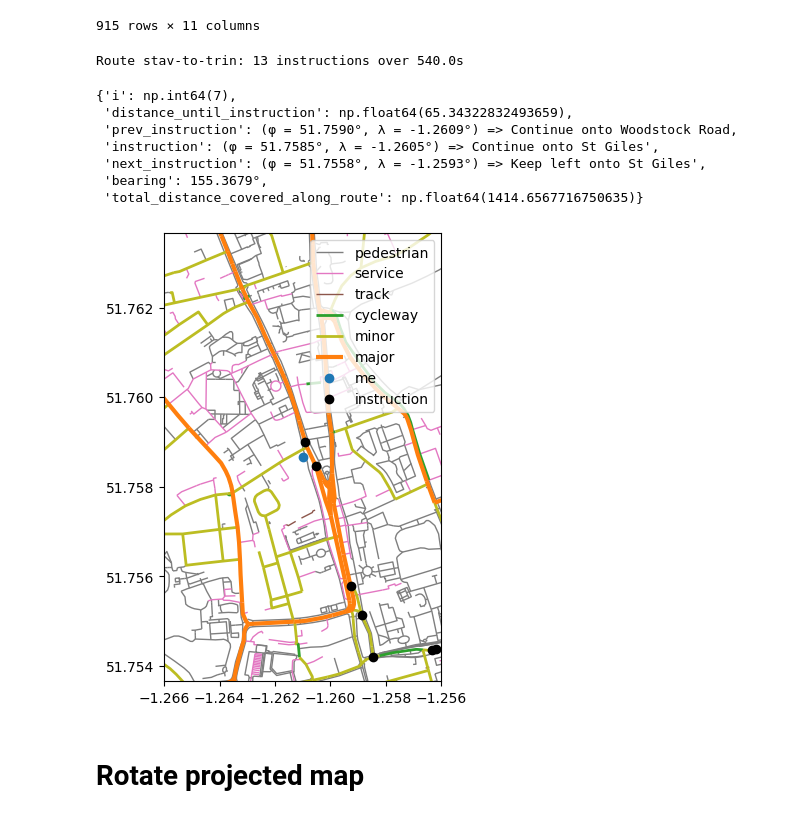
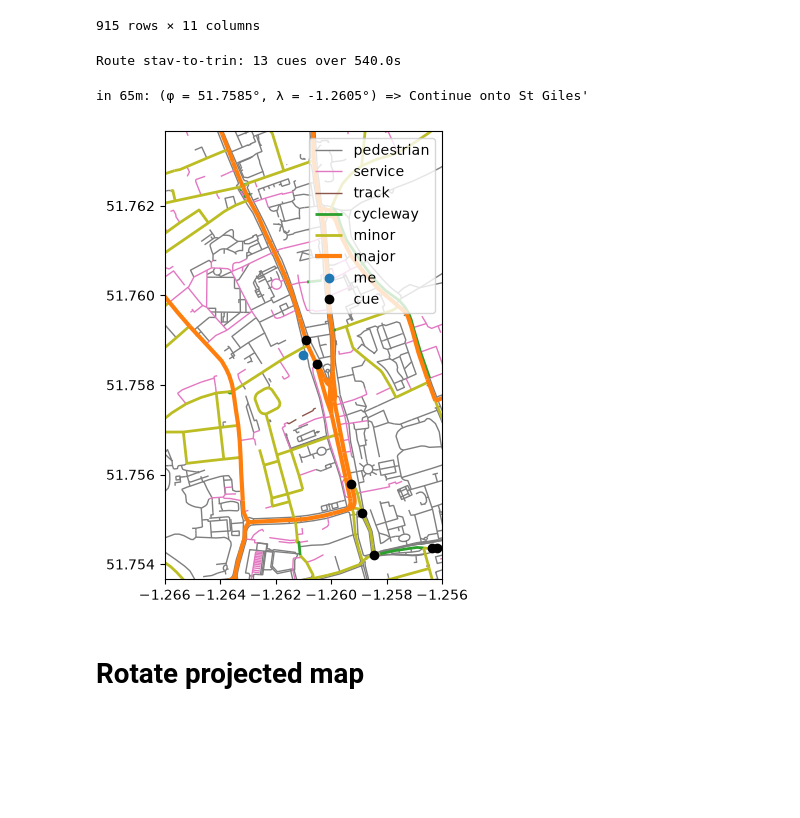
Before and after one commit to EmmaGoodliffe/satnav, a Jupyter notebook: gpkg.ipynb, the cells around one changed output. Cells and saved outputs as stored; diff of their text form; code cells hidden in the pictures; blank space fills up the shorter version.

```diff
--- a/gpkg.ipynb
+++ b/gpkg.ipynb
@@ -31,33 +31,23 @@ oxford
 # %%
 route = fit_to_route('stav_to_trin.fit')
 cues = pd.read_csv('stav_to_trin_cuesheet.csv')
-route.set_instructions_text(cues['Notes'])
-route.set_instructions_icons(cues['Type'])
+route.set_cues_text(cues['Notes'])
+route.set_cues_icons(cues['Type'])
 route.set_elevations(cues['Elevation (m)'])
 
 route
 # %% [output]
-Route stav-to-trin: 13 instructions over 540.0s
+Route stav-to-trin: 13 cues over 540.0s
 # %%
 instruction = route.instruct(me)
-o_long, o_lat = (
-    instruction["prev_instruction"].coord.long_lat("°") + instruction["instruction"].coord.long_lat("°")
-) / 2
-origin = Coord(Angle(deg=o_lat), Angle(deg=o_long))
 instruction
 # %% [output]
-{'i': np.int64(7),
- 'distance_until_instruction': np.float64(65.34322832493659),
- 'prev_instruction': (φ = 51.7590°, λ = -1.2609°) => Continue onto Woodstock Road,
- 'instruction': (φ = 51.7585°, λ = -1.2605°) => Continue onto St Giles',
- 'next_instruction': (φ = 51.7558°, λ = -1.2593°) => Keep left onto St Giles',
- 'bearing': 155.3679°,
- 'total_distance_covered_along_route': np.float64(1414.6567716750635)}
+in 65m: (φ = 51.7585°, λ = -1.2605°) => Continue onto St Giles'
 # %%
 fig, ax = plt.subplots(1, 1, layout='constrained')
-GpkgMap(oxford).plot_raw(ax, bbox, me, route.instructions)
+GpkgMap(oxford).plot_raw(ax, bbox, me, route.cues)
 # %% [output]
-[figure, old version]
+[figure, new version]
 # %% [markdown]
 # Rotate projected map
 # %%
```
Also changed, not shown: parts of 3 cells of this notebook, 7 other files.
